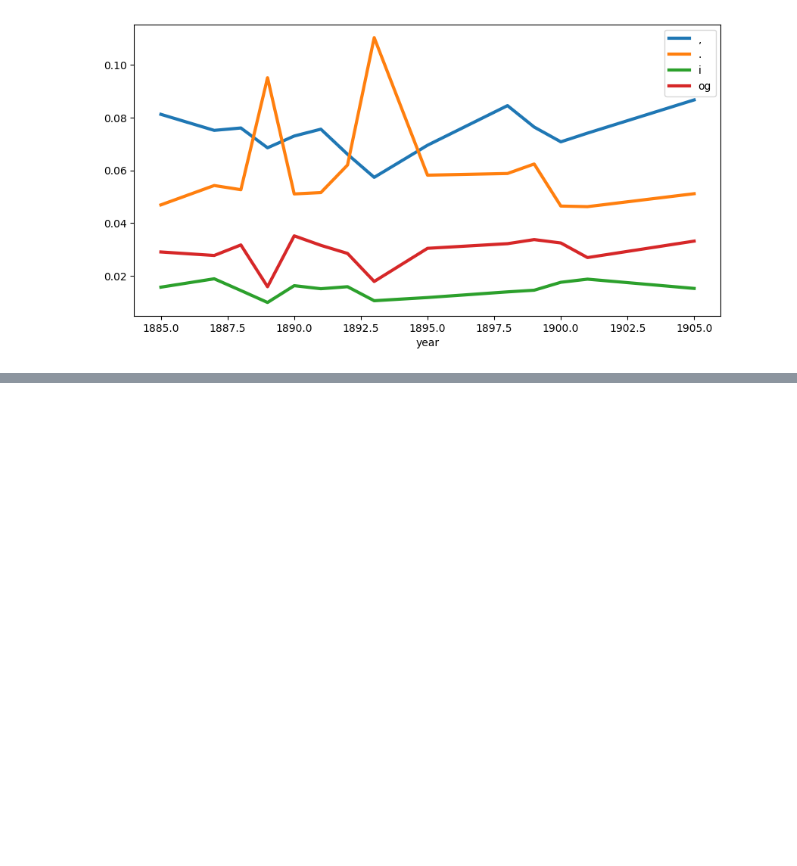
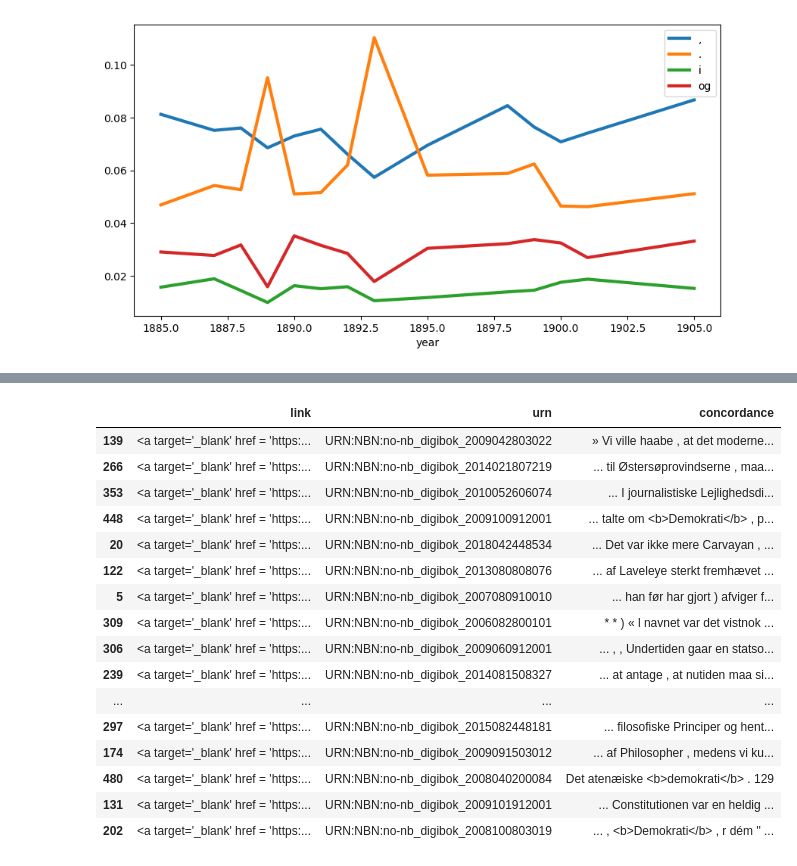
Before and after one commit to Yoonsen/Dhlab_code, a Jupyter notebook: test_tools.ipynb, the cells around one changed output, grey strips where cells are left out. Drawn from its saved outputs; the diff is of its cells as text; code cells hidden in the pictures; blank space fills up the shorter version.

```diff
--- a/test_tools.ipynb
+++ b/test_tools.ipynb
@@ -106,0 +124,22 @@ imagination_ngram(c[c.authors.str.contains("Amalie")], ["og", "i", '.', ','], mo
+# %%
+conc = dh.Concordance(c, "demokrati")
+
+conc.show(n=100, style=False)
+# %% [output]
+|  | link | urn | concordance |
+| 139 | <a target='_blank' href = 'https:... | URN:NBN:no-nb_digibok_2009042803022 | » Vi ville haabe , at det moderne... |
+| 266 | <a target='_blank' href = 'https:... | URN:NBN:no-nb_digibok_2014021807219 | ... til Østersøprovindserne , maa... |
+| 353 | <a target='_blank' href = 'https:... | URN:NBN:no-nb_digibok_2010052606074 | ... I journalistiske Lejlighedsdi... |
+| 448 | <a target='_blank' href = 'https:... | URN:NBN:no-nb_digibok_2009100912001 | ... talte om <b>Demokrati</b> , p... |
+| 20 | <a target='_blank' href = 'https:... | URN:NBN:no-nb_digibok_2018042448534 | ... Det var ikke mere Carvayan , ... |
+| 122 | <a target='_blank' href = 'https:... | URN:NBN:no-nb_digibok_2013080808076 | ... af Laveleye sterkt fremhævet ... |
+| 5 | <a target='_blank' href = 'https:... | URN:NBN:no-nb_digibok_2007080910010 | ... han før har gjort ) afviger f... |
+| 309 | <a target='_blank' href = 'https:... | URN:NBN:no-nb_digibok_2006082800101 | * * ) « l navnet var det vistnok ... |
+| 306 | <a target='_blank' href = 'https:... | URN:NBN:no-nb_digibok_2009060912001 | ... , , Undertiden gaar en statso... |
+| 239 | <a target='_blank' href = 'https:... | URN:NBN:no-nb_digibok_2014081508327 | ... at antage , at nutiden maa si... |
+| ... | ... | ... | ... |
+| 297 | <a target='_blank' href = 'https:... | URN:NBN:no-nb_digibok_2015082448181 | ... filosofiske Principer og hent... |
+| 174 | <a target='_blank' href = 'https:... | URN:NBN:no-nb_digibok_2009091503012 | ... af Philosopher , medens vi ku... |
+| 480 | <a target='_blank' href = 'https:... | URN:NBN:no-nb_digibok_2008040200084 | Det atenæiske <b>demokrati</b> . 129 |
+| 131 | <a target='_blank' href = 'https:... | URN:NBN:no-nb_digibok_2009101912001 | ... Constitutionen var en heldig ... |
+| 202 | <a target='_blank' href = 'https:... | URN:NBN:no-nb_digibok_2008100803019 | ... , <b>Demokrati</b> , r dém " ... |
```
Also changed, not shown: parts of 7 cells of this notebook, 3 other files.
